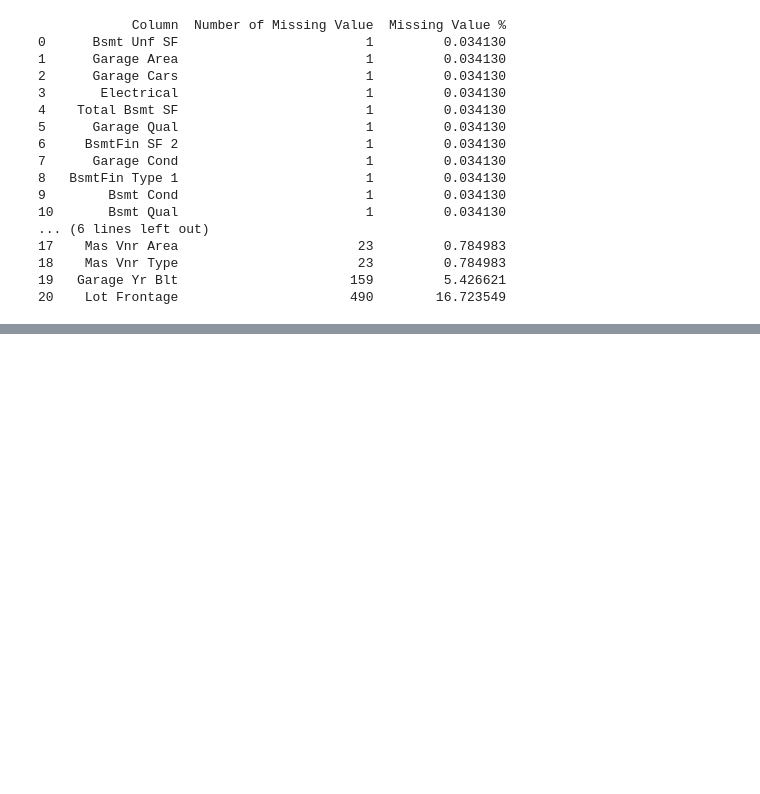
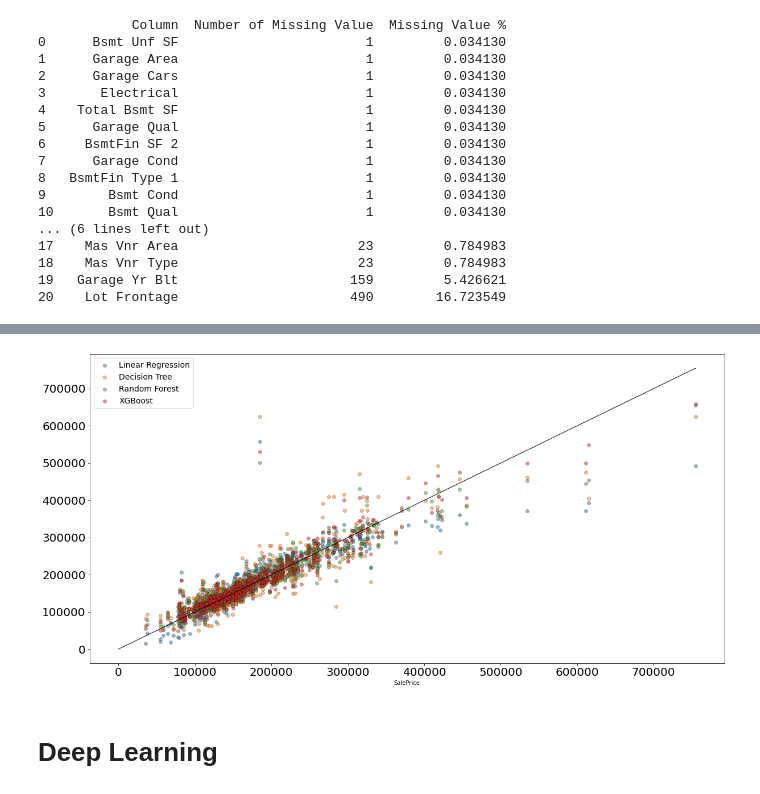
Before and after one commit to singhsukhbir1/Housing_Price_Predictions, a Jupyter notebook: ML_Database_combined.ipynb, the cells around one changed output, grey strips where cells are left out. Cells and saved outputs as stored; diff of their text form; code cells hidden in the pictures; blank space fills up the shorter version.

```diff
--- a/ML_Database_combined.ipynb
+++ b/ML_Database_combined.ipynb
@@ -271,0 +385,14 @@ test_df = pd.get_dummies(test_df).reset_index(drop=True)
+# %%
+# Initialize our Shallow Learning Regressors from Scikit-Learn
+
+linear_regressor = LinearRegression()
+dtr = DecisionTreeRegressor()
+forest = RandomForestRegressor()
+xgboost = xgb.XGBRegressor()
+# %%
+# Fitting our Regressors:
+
+linear_regressor.fit(X_train, y_train)
+dtr.fit(X_train, y_train)
+forest.fit(X_train, y_train)
+xgboost.fit(X_train, y_train)
@@ -271,0 +410,6 @@ test_df = pd.get_dummies(test_df).reset_index(drop=True)
+# %%
+# Making predictions on the test set
+y_pred_linear = linear_regressor.predict(X_test)
+y_pred_dtr = dtr.predict(X_test)
+y_pred_forest = forest.predict(X_test)
+y_pred_xgboost = xgboost.predict(X_test)
@@ -271,0 +470,33 @@ test_df = pd.get_dummies(test_df).reset_index(drop=True)
+# %%
+## Would be a great visual for our dashboard in telling our story and why we chose our decision
+
+# We would want to visualize the predicted values in comparison to the real values in the test set:
+
+fig, ax = plt.subplots(figsize=(20,10))
+
+# Scatterplots of predictions
+sns.scatterplot(x=y_test, y=y_pred_linear, alpha=0.5, lw=1, ec='black', ax=ax, label='Linear Regression')
+sns.scatterplot(x=y_test, y=y_pred_dtr, alpha=0.5, lw=1, ec='black', ax=ax, label='Decision Tree')
+sns.scatterplot(x=y_test, y=y_pred_forest, alpha=0.5, lw=1, ec='black', ax=ax, label='Random Forest')
+sns.scatterplot(x=y_test, y=y_pred_xgboost, alpha=0.5, lw=1, ec='black', ax=ax, label='XGBoost')
+
+# Diagonal reference line
+lims = [0, max(y_test.max(), y_test.max())]
+plt.plot(lims, lims, lw=1, color='black')
+
+
+# Visual:
+# Diagonal reference line
+lims = [0, max(y_test.max(), y_test.max())]
+
+# Legend and tick styling
+plt.legend(prop={'size': 14})
+plt.ticklabel_format(useOffset=False, style='plain')
+plt.xticks(fontsize=20)
+plt.yticks(fontsize=20)
+
+plt.show()
+# %% [output]
+[figure, added]
+# %% [markdown]
+# Deep Learning
```
Also changed, not shown: parts of 42 cells of this notebook.
